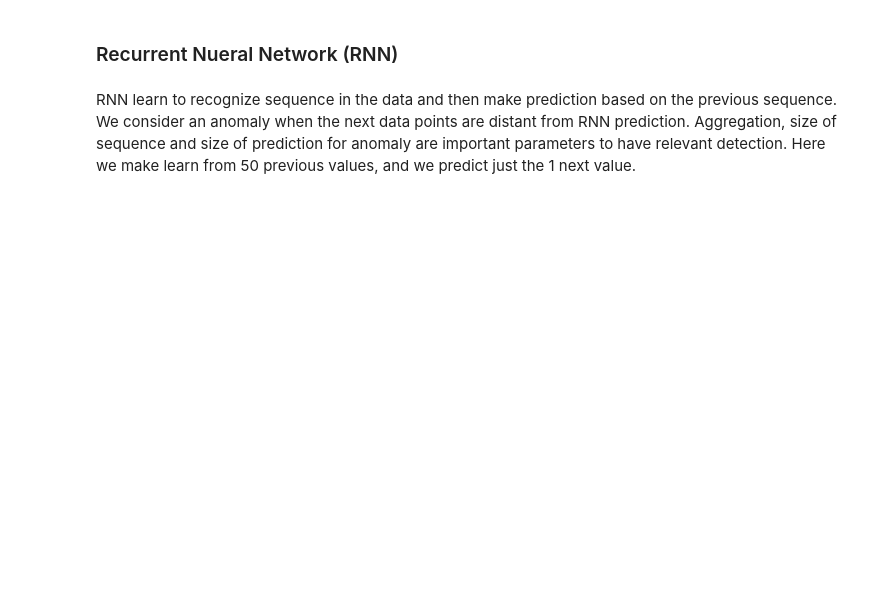
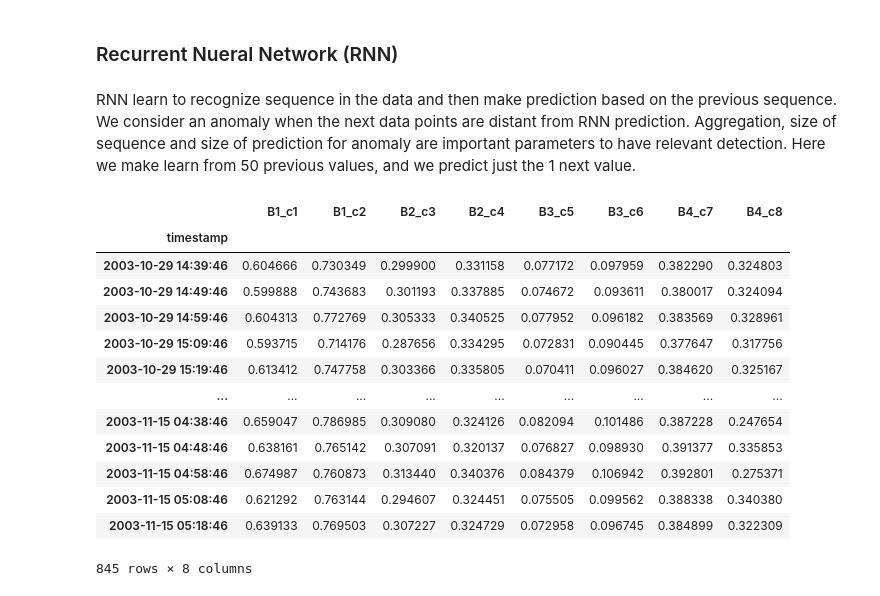
Before and after one commit to 3minuterecord/predictiveMaintenancePortfolio, a Jupyter notebook: Predictive Maintenance.ipynb, the cells around one changed output. Saved outputs shown, nothing was run; the diff lists cells and outputs as text; code cells hidden in the pictures; blank space fills up the shorter version.

```diff
--- a/Predictive Maintenance.ipynb
+++ b/Predictive Maintenance.ipynb
@@ -731,3 +733,20 @@ plt.show()
 # %% [markdown]
 RNN learn to recognize sequence in the data and then make prediction based on the previous sequence. We consider an anomaly when the next data points are distant from RNN prediction. Aggregation, size of sequence and size of prediction for anomaly are important parameters to have relevant detection.
 Here we make learn from 50 previous values, and we predict just the 1 next value.
+# %%
+df_train
+# %% [output]
+|  | B1_c1 | B1_c2 | B2_c3 | B2_c4 | B3_c5 | B3_c6 | B4_c7 | B4_c8 |
+| timestamp |  |  |  |  |  |  |  |  |
+| 2003-10-29 14:39:46 | 0.604666 | 0.730349 | 0.299900 | 0.331158 | 0.077172 | 0.097959 | 0.382290 | 0.324803 |
+| 2003-10-29 14:49:46 | 0.599888 | 0.743683 | 0.301193 | 0.337885 | 0.074672 | 0.093611 | 0.380017 | 0.324094 |
+| 2003-10-29 14:59:46 | 0.604313 | 0.772769 | 0.305333 | 0.340525 | 0.077952 | 0.096182 | 0.383569 | 0.328961 |
+| 2003-10-29 15:09:46 | 0.593715 | 0.714176 | 0.287656 | 0.334295 | 0.072831 | 0.090445 | 0.377647 | 0.317756 |
+| 2003-10-29 15:19:46 | 0.613412 | 0.747758 | 0.303366 | 0.335805 | 0.070411 | 0.096027 | 0.384620 | 0.325167 |
+| ... | ... | ... | ... | ... | ... | ... | ... | ... |
+| 2003-11-15 04:38:46 | 0.659047 | 0.786985 | 0.309080 | 0.324126 | 0.082094 | 0.101486 | 0.387228 | 0.247654 |
+| 2003-11-15 04:48:46 | 0.638161 | 0.765142 | 0.307091 | 0.320137 | 0.076827 | 0.098930 | 0.391377 | 0.335853 |
+| 2003-11-15 04:58:46 | 0.674987 | 0.760873 | 0.313440 | 0.340376 | 0.084379 | 0.106942 | 0.392801 | 0.275371 |
+| 2003-11-15 05:08:46 | 0.621292 | 0.763144 | 0.294607 | 0.324451 | 0.075505 | 0.099562 | 0.388338 | 0.340380 |
+| 2003-11-15 05:18:46 | 0.639133 | 0.769503 | 0.307227 | 0.324729 | 0.072958 | 0.096745 | 0.384899 | 0.322309 |
+845 rows × 8 columns
```
Also changed, not shown: parts of 36 cells of this notebook, 1 other file.
